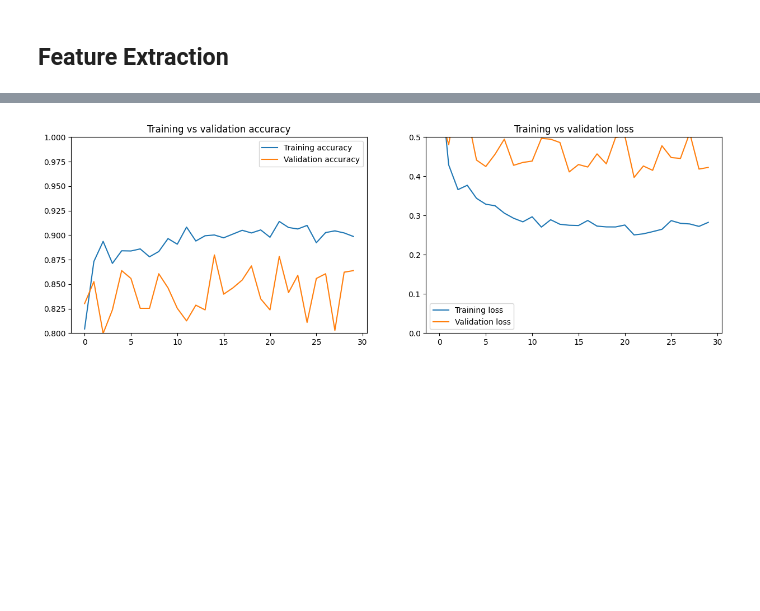
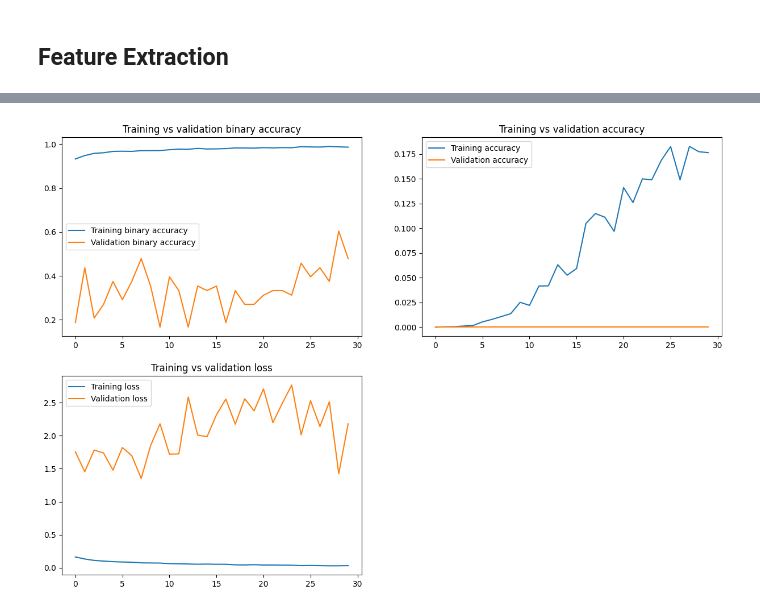
Before and after one commit to javiermunozalonso/image_classification_and_explainability-x_ray_pneumonia, a Jupyter notebook: modeling.ipynb, the cells around one changed output, grey strips where cells are left out. Cells and saved outputs as stored; diff of their text form; code cells hidden in the pictures; blank space fills up the shorter version.

Commit message:
Updated the layers of the model

```diff
--- a/modeling.ipynb
+++ b/modeling.ipynb
@@ -108,12 +111,14 @@ plt.show()
 [figure]
 # %%
 image_size = (220, 220)
-batch_size = 20
-
+batch_size = 16
+input_shape = (220, 220, 3) # color_mode = rgb
+# input_shape = (220, 220, 1) # color_mode = greyscale
+color_mode = ColorMode.RGB.name.lower()
 train_dataset = image_dataset_from_directory(directory=train_directory,
                                                 labels='inferred',
                                                 label_mode='binary',
-                                                color_mode='rgb',
+                                                color_mode=color_mode,
                                                 batch_size=batch_size,
                                                 image_size=image_size,
                                                 shuffle=True
@@ -121,7 +126,7 @@ train_dataset = image_dataset_from_directory(directory=train_directory,
 validation_dataset = image_dataset_from_directory(directory=validation_directory,
                                                 labels='inferred',
                                                 label_mode='binary',
-                                                color_mode='rgb',
+                                                color_mode=color_mode,
                                                 batch_size=batch_size,
                                                 image_size=image_size,
                                                 shuffle=True
@@ -129,7 +134,7 @@ validation_dataset = image_dataset_from_directory(directory=validation_directory
 test_dataset = image_dataset_from_directory(directory=test_directory,
                                                 labels='inferred',
                                                 label_mode='binary',
-                                                color_mode='rgb',
+                                                color_mode=color_mode,
                                                 batch_size=batch_size,
                                                 image_size=image_size,
                                                 shuffle=False
@@ -241,0 +216,21 @@ Epoch 30/30
+# %%
+
+tf.keras.backend.clear_session()
+
+model = get_model()
+model.compile(loss = BinaryCrossentropy(),
+                optimizer = Adam(learning_rate=1e-5),
+                metrics = [BinaryAccuracy(), Accuracy()])
+
+model.summary()
+# %%
+# steps_per_epoch = len(train_dataset)/batch_size
+steps_per_epoch = len(train_dataset)
+# validation_steps = len(test_dataset)/batch_size
+validation_steps = len(test_dataset)
+
+history = model.fit(train_dataset,
+                    steps_per_epoch = steps_per_epoch,
+                    epochs=GLOBAL_EPOCHS,
+                    validation_data=test_dataset,
+                    validation_steps=validation_steps)
@@ -244,5 +277,7 @@ model.save("model.h5")
 # %%
 accuracy = history.history['accuracy']
+binary_accuracy = history.history['binary_accuracy']
+val_binary_accuracy  = history.history['val_binary_accuracy']
 val_accuracy  = history.history['val_accuracy']
 
 loss = history.history['loss']
@@ -250,24 +285,28 @@ val_loss = history.history['val_loss']
 # %%
 plt.figure(figsize=(15,10))
 
 plt.subplot(2, 2, 1)
+plt.plot(binary_accuracy, label = "Training binary accuracy")
+plt.plot(val_binary_accuracy, label="Validation binary accuracy")
+plt.legend()
+plt.title("Training vs validation binary accuracy")
+
+plt.subplot(2, 2, 2)
 plt.plot(accuracy, label = "Training accuracy")
 plt.plot(val_accuracy, label="Validation accuracy")
-plt.ylim(0.8, 1)
 plt.legend()
 plt.title("Training vs validation accuracy")
 
 
-plt.subplot(2,2,2)
+plt.subplot(2, 2, 3)
 plt.plot(loss, label = "Training loss")
 plt.plot(val_loss, label="Validation loss")
-plt.ylim(0, 0.5)
 plt.legend()
 plt.title("Training vs validation loss")
 
 plt.show()
 # %% [output]
-[figure, old version]
+[figure, new version]
 # %%
 pred = model.predict(validation_dataset)
 pred
```
Also changed, not shown: parts of 29 cells of this notebook.
